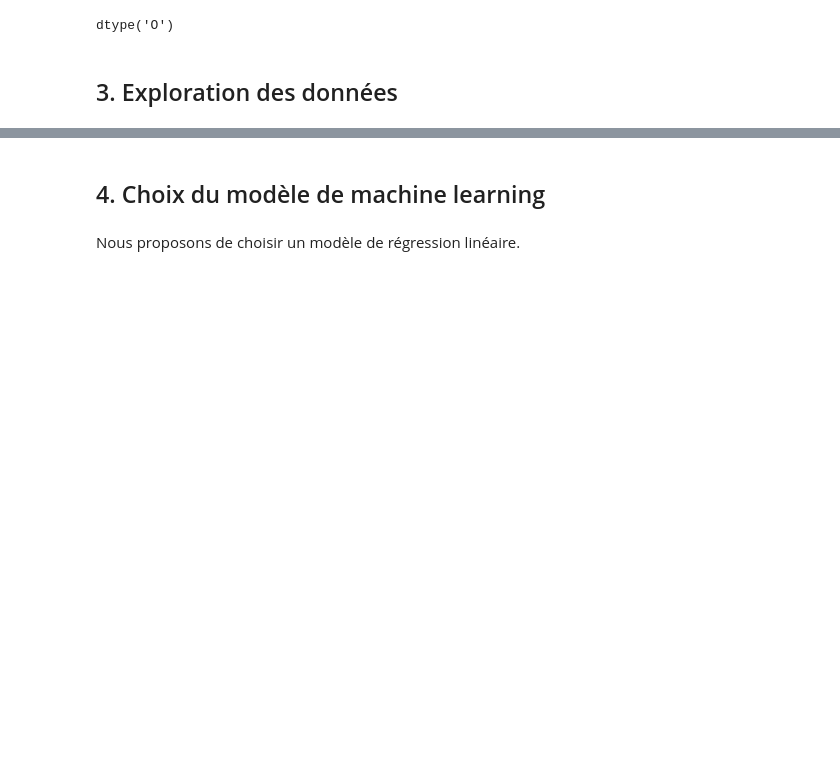
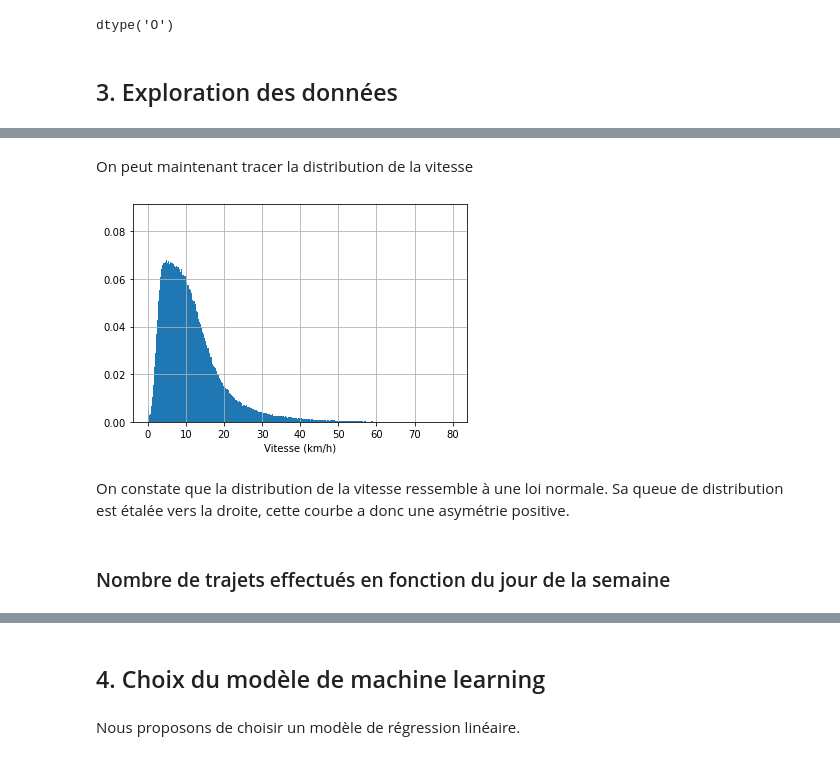
Before and after one commit to ATelders/taxi_traffic, a Jupyter notebook: notebooks/20210330-at-tm-initial-data-exploration.ipynb, the cells around one changed output, grey strips where cells are left out. Cells and saved outputs as stored; diff of their text form; code cells hidden in the pictures; blank space fills up the shorter version.

```diff
--- a/notebooks/20210330-at-tm-initial-data-exploration.ipynb
+++ b/notebooks/20210330-at-tm-initial-data-exploration.ipynb
@@ -127,0 +134,13 @@ fig.set_size_inches(16,8)
+# %%
+dft = df[df['speed']<80]
+# %% [markdown]
+On peut maintenant tracer la distribution de la vitesse
+# %%
+dft['speed'].hist(density=True,bins=1000)
+plt.xlabel('Vitesse (km/h)');
+# %% [output]
+[figure, added]
+# %% [markdown]
+On constate que la distribution de la vitesse ressemble à une loi normale. Sa queue de distribution est étalée vers la droite, cette courbe a donc une asymétrie positive.
+# %% [markdown]
+### Nombre de trajets effectués en fonction du jour de la semaine
```
Also changed, not shown: parts of 42 cells of this notebook, 4 other files.
